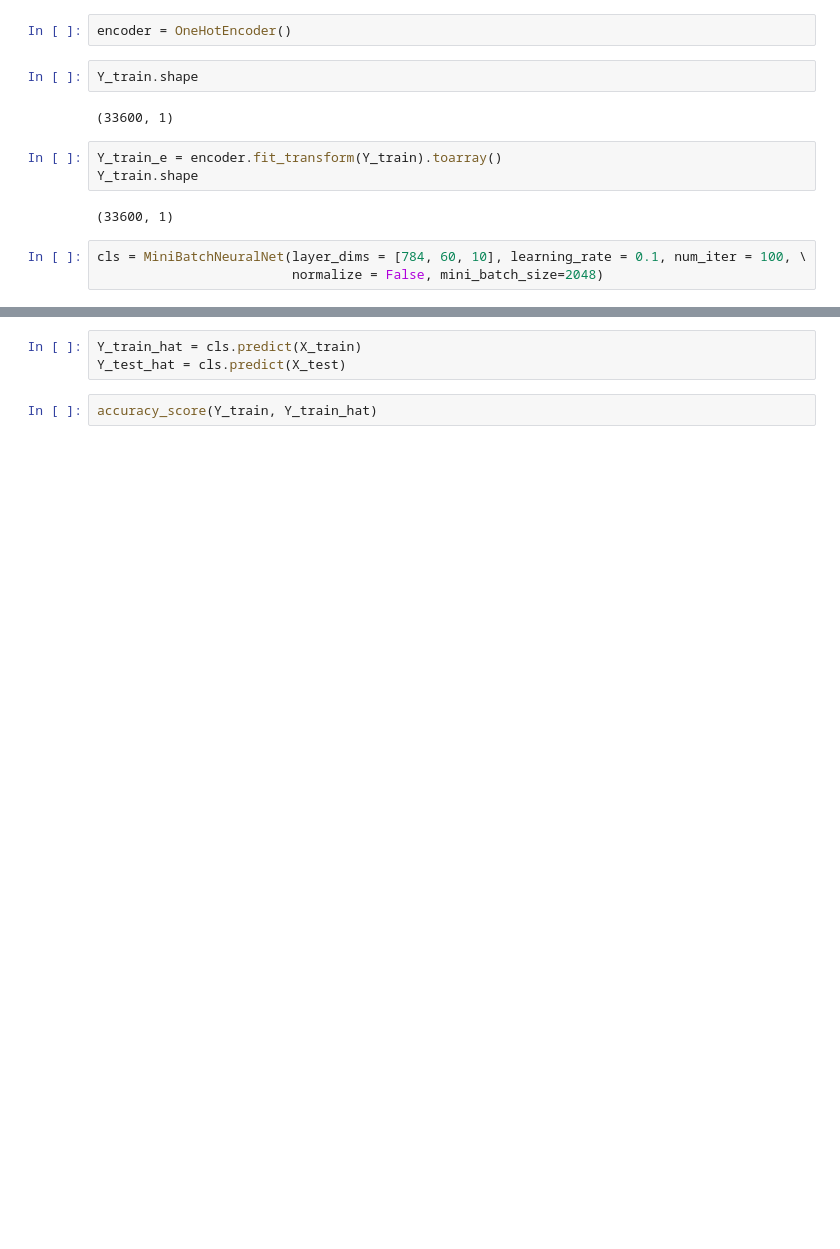
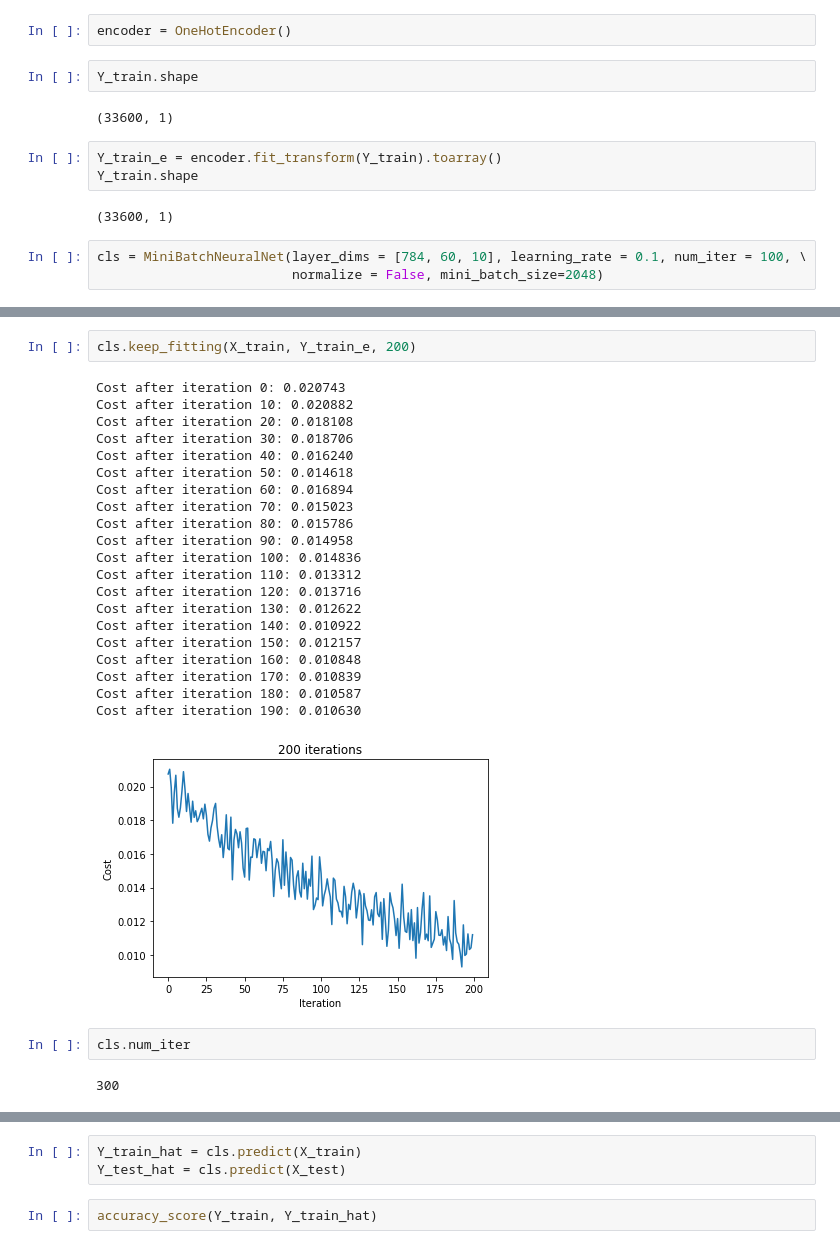
Before and after one commit to BohdanBuhrii/Machine-Learning, a Jupyter notebook: Neural nets/NeuralNet with mini-batch.ipynb, the cells around one changed output, grey strips where cells are left out. Cells and saved outputs as stored; diff of their text form; blank space fills up the shorter version.

```diff
--- a/Neural nets/NeuralNet with mini-batch.ipynb
+++ b/Neural nets/NeuralNet with mini-batch.ipynb
@@ -343,3 +353,31 @@ Cost after iteration 90: 0.023726
+# %%
+cls.keep_fitting(X_train, Y_train_e, 200)
+# %% [output]
+Cost after iteration 0: 0.020743
+Cost after iteration 10: 0.020882
+Cost after iteration 20: 0.018108
+Cost after iteration 30: 0.018706
+Cost after iteration 40: 0.016240
+Cost after iteration 50: 0.014618
+Cost after iteration 60: 0.016894
+Cost after iteration 70: 0.015023
+Cost after iteration 80: 0.015786
+Cost after iteration 90: 0.014958
+Cost after iteration 100: 0.014836
+Cost after iteration 110: 0.013312
+Cost after iteration 120: 0.013716
+Cost after iteration 130: 0.012622
+Cost after iteration 140: 0.010922
+Cost after iteration 150: 0.012157
+Cost after iteration 160: 0.010848
+Cost after iteration 170: 0.010839
+Cost after iteration 180: 0.010587
+Cost after iteration 190: 0.010630
+[figure, added]
+# %%
+cls.num_iter
+# %% [output]
+300
 # %%
 print(cls.parameters)
 # %% [output]
```
Also changed, not shown: parts of 6 cells of this notebook.
